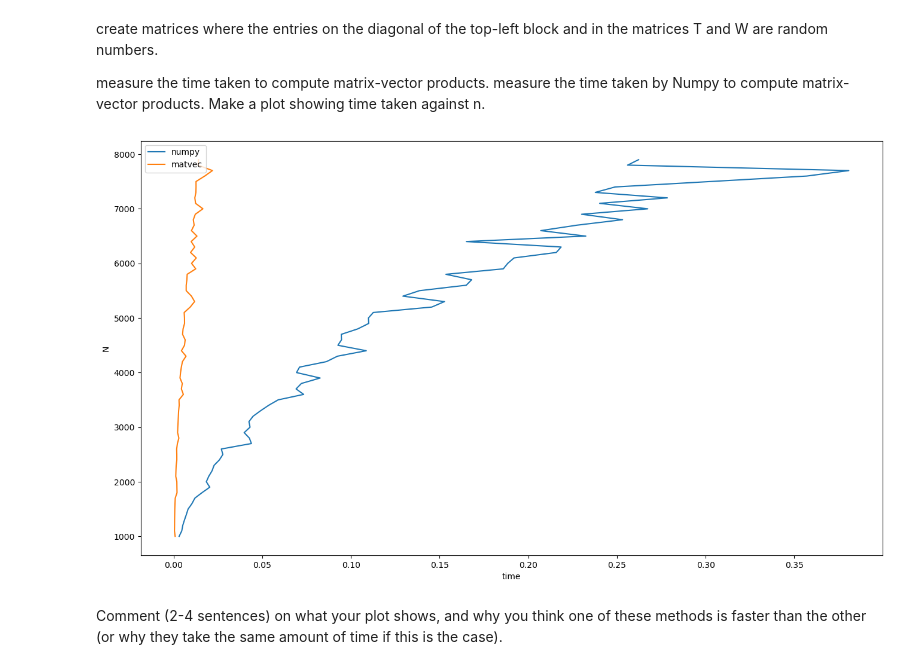
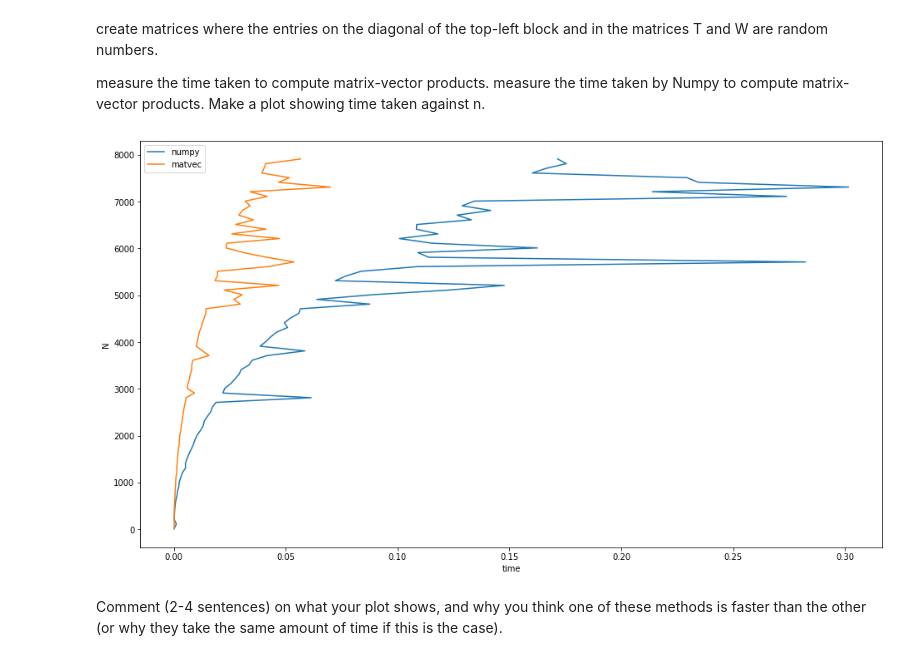
Before and after one commit to YRYoung/HPC, a Jupyter notebook: Assigenment/Assignment_3.ipynb, the cells around one changed output. Cells and saved outputs as stored; diff of their text form; code cells hidden in the pictures.

```diff
--- a/Assigenment/Assignment_3.ipynb
+++ b/Assigenment/Assignment_3.ipynb
@@ -367,36 +380,36 @@ from tqdm import tqdm
 import timeit
 import matplotlib.pyplot as plt
 
-Ns = range(1000, 8000, 100)
+Ns = range(10, 8000, 100)
 repeat = 1
 times0 = []
 times1 = []
 for N in tqdm(Ns):
     T_mat = np.random.random([N, 2])
     W_mat = np.random.random([2, N])
     dia_mat = np.random.random(N)
 
     custom_mat = Custom_Mat(N, dia_mat, T_mat, W_mat)
     custom_array = custom_mat.toarray()
     b = np.random.random(2 * N)
 
     t = timeit.Timer(lambda: np.matmul(custom_array, b)).timeit(repeat)
     times0.append(np.min(t))
 
     t = timeit.Timer(lambda: custom_mat * b).timeit(repeat)
     times1.append(np.min(t))
 
     # assert np.allclose(np.matmul(custom_array, b), custom_mat * b)
 
 plt.figure(figsize=(16, 9))
 p0, = plt.plot(times0, Ns)
 p1, = plt.plot(times1, Ns)
 
 plt.legend([p0, p1], ["numpy", 'matvec'], loc='upper left')
 plt.xlabel('time')
 plt.ylabel('N')
 plt.show()
 # %% [output]
-[figure, old version]
+[figure, new version]
 # %% [markdown]
 Comment (2-4 sentences) on what your plot shows, and why you think one of these methods is faster than the other (or why they take the same amount of time if this is the case).
```
Also changed, not shown: parts of 4 cells of this notebook.
